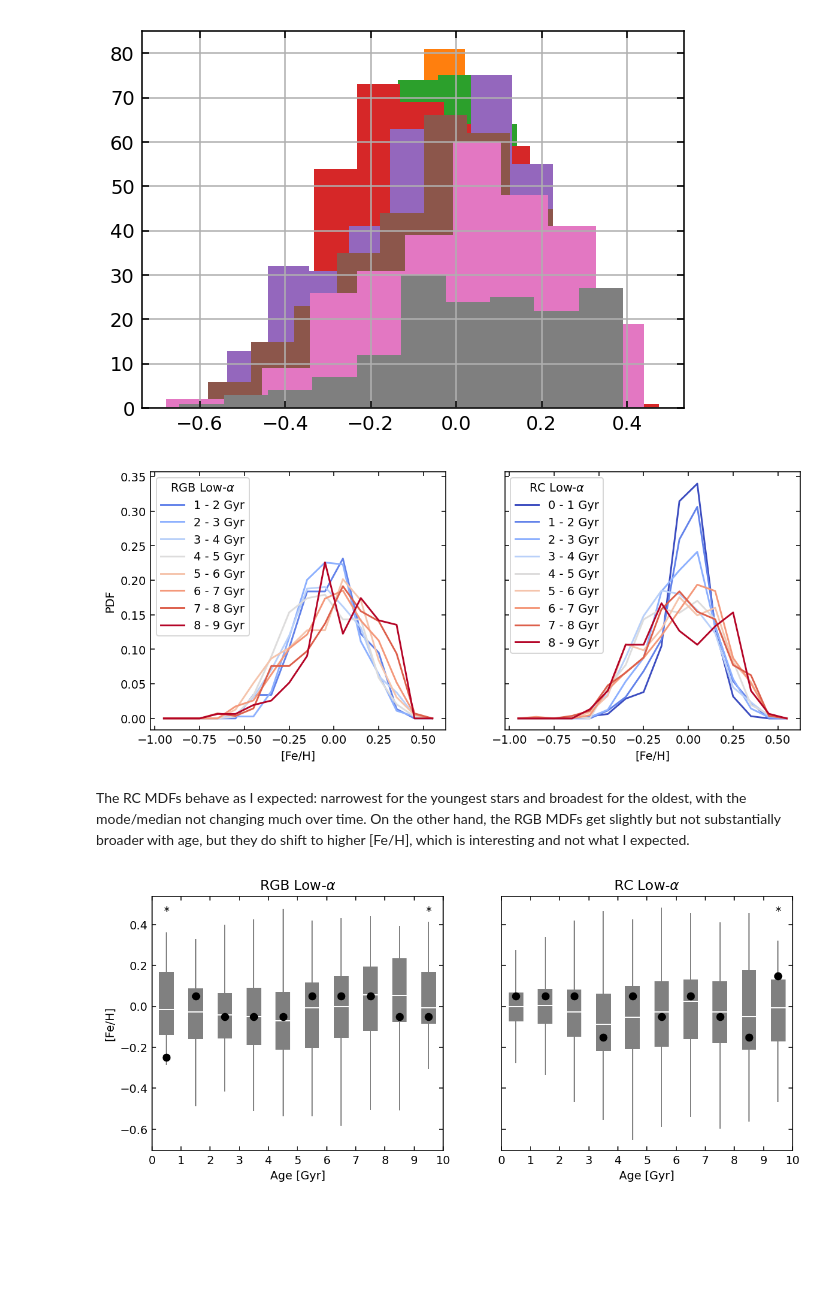
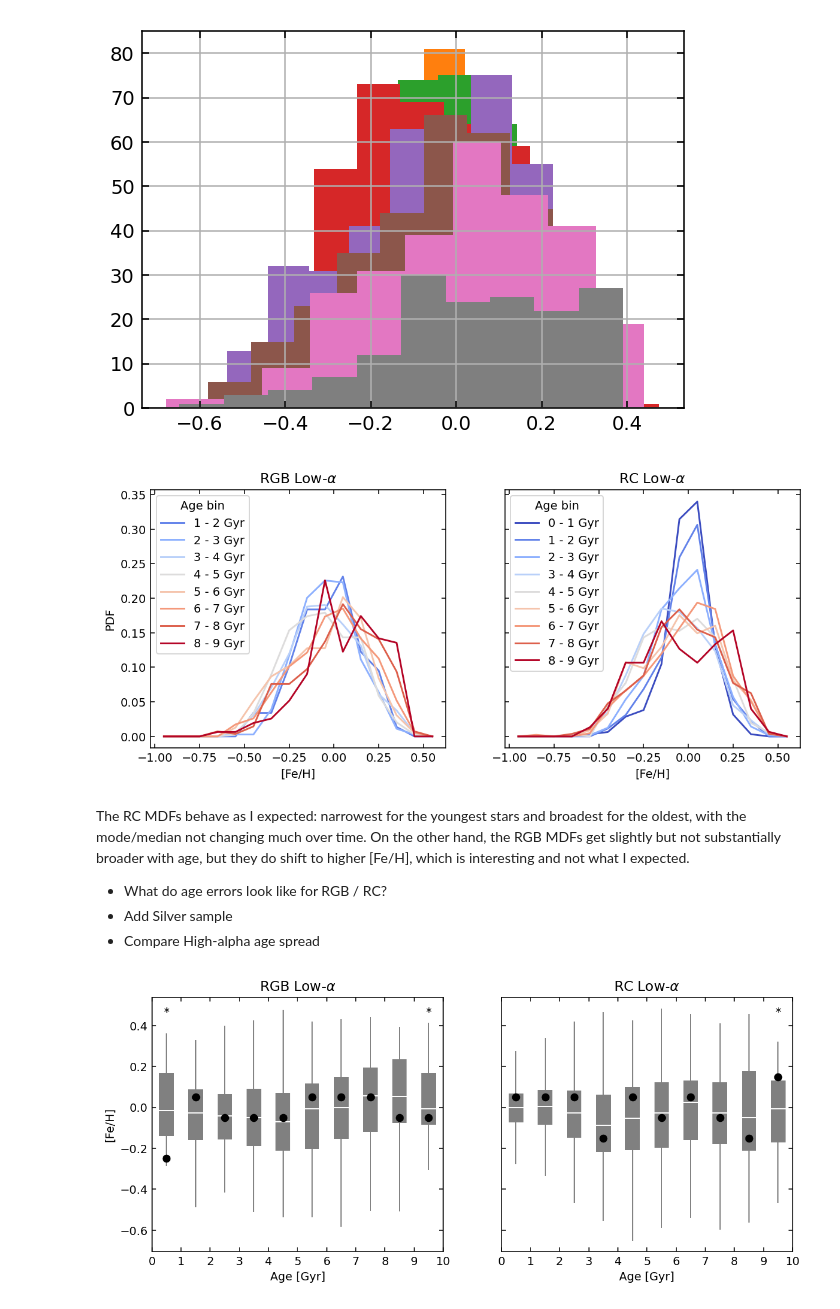
Before and after one commit to lodubay/abeona, a Jupyter notebook: src/scripts/apokasc3_amr.ipynb, the cells around one changed output. Drawn from its saved outputs; the diff is of its cells as text; code cells hidden in the pictures; blank space fills up the shorter version.

```diff
--- a/src/scripts/apokasc3_amr.ipynb
+++ b/src/scripts/apokasc3_amr.ipynb
@@ -195,33 +274,38 @@ Name: [Fe/H], dtype: object
 # %%
 fig, axs = plt.subplots(1, 2, figsize=(10, 4), sharex=True, sharey=True)
 # Calculate 2d histogram in age and [Fe/H]
 hist2d, xedges, yedges = np.histogram2d(rgb_low_alpha['Age_RGB'], rgb_low_alpha['[Fe/H]'], bins=[np.arange(0, 10, 1), np.arange(-1, 0.61, 0.1)])
 # For each bin in age, plot normalized MDF
 colors = utils.get_color_list(plt.get_cmap('coolwarm'), xedges)
 for i, h in enumerate(hist2d):
     # Skip 0-1 Gyr age bin because it has few RGB stars
     if i == 0:
         continue
     axs[0].plot(utils.get_bin_centers(yedges), h / h.sum(), label='%s - %s Gyr' % tuple(xedges[i:i+2]), c=colors[i])
-axs[0].legend(title=r'RGB Low-$\alpha$')
-
+axs[0].set_title(r'RGB Low-$\alpha$')
+axs[0].legend(title='Age bin')
 
 # Same but for RC stars
 hist2d, xedges, yedges = np.histogram2d(rc_low_alpha['Age_RC/AGB'], rc_low_alpha['[Fe/H]'], bins=[np.arange(0, 10, 1), np.arange(-1, 0.61, 0.1)])
 # For each bin in age, plot normalized MDF
 colors = utils.get_color_list(plt.get_cmap('coolwarm'), xedges)
 for i, h in enumerate(hist2d):
     axs[1].plot(utils.get_bin_centers(yedges), h / h.sum(), label='%s - %s Gyr' % tuple(xedges[i:i+2]), c=colors[i])
-axs[1].legend(title=r'RC Low-$\alpha$')
+axs[1].set_title(r'RC Low-$\alpha$')
+axs[1].legend(title='Age bin')
 
 axs[0].set_xlabel('[Fe/H]')
 axs[1].set_xlabel('[Fe/H]')
 axs[0].set_ylabel('PDF')
 plt.show()
 # %% [output]
-[figure, old version]
+[figure, new version]
 # %% [markdown]
 The RC MDFs behave as I expected: narrowest for the youngest stars and broadest for the oldest, with the mode/median not changing much over time. On the other hand, the RGB MDFs get slightly but not substantially broader with age, but they do shift to higher [Fe/H], which is interesting and not what I expected.
+
+- What do age errors look like for RGB / RC?
+- Add Silver sample
+- Compare High-alpha age spread
 # %%
 # To do: box-and-whisker plots plus modes for MDFs in each age bin.
 fig, axs = plt.subplots(1, 2, figsize=(10, 4), sharex=True, sharey=True)
```
Also changed, not shown: parts of 14 cells of this notebook.
